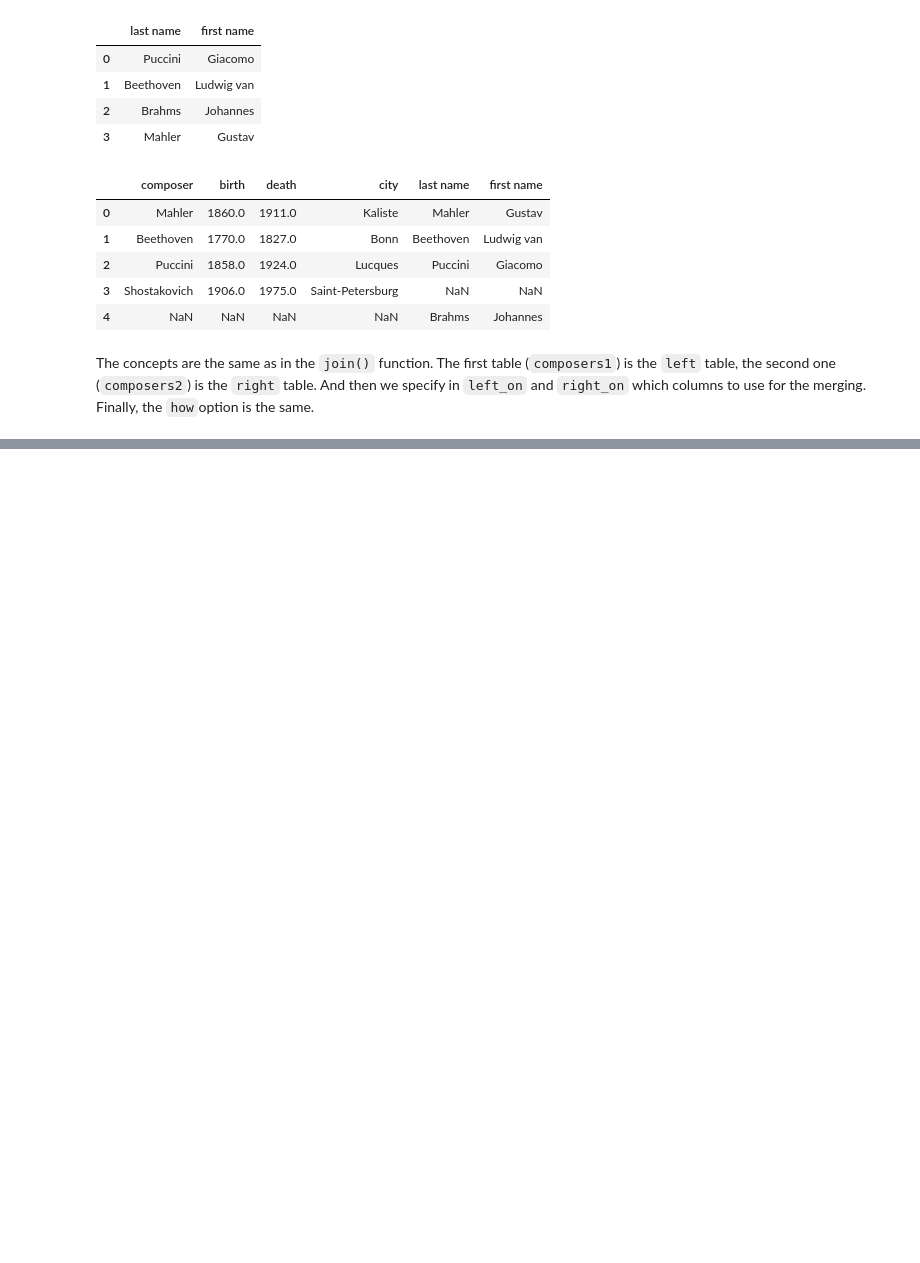
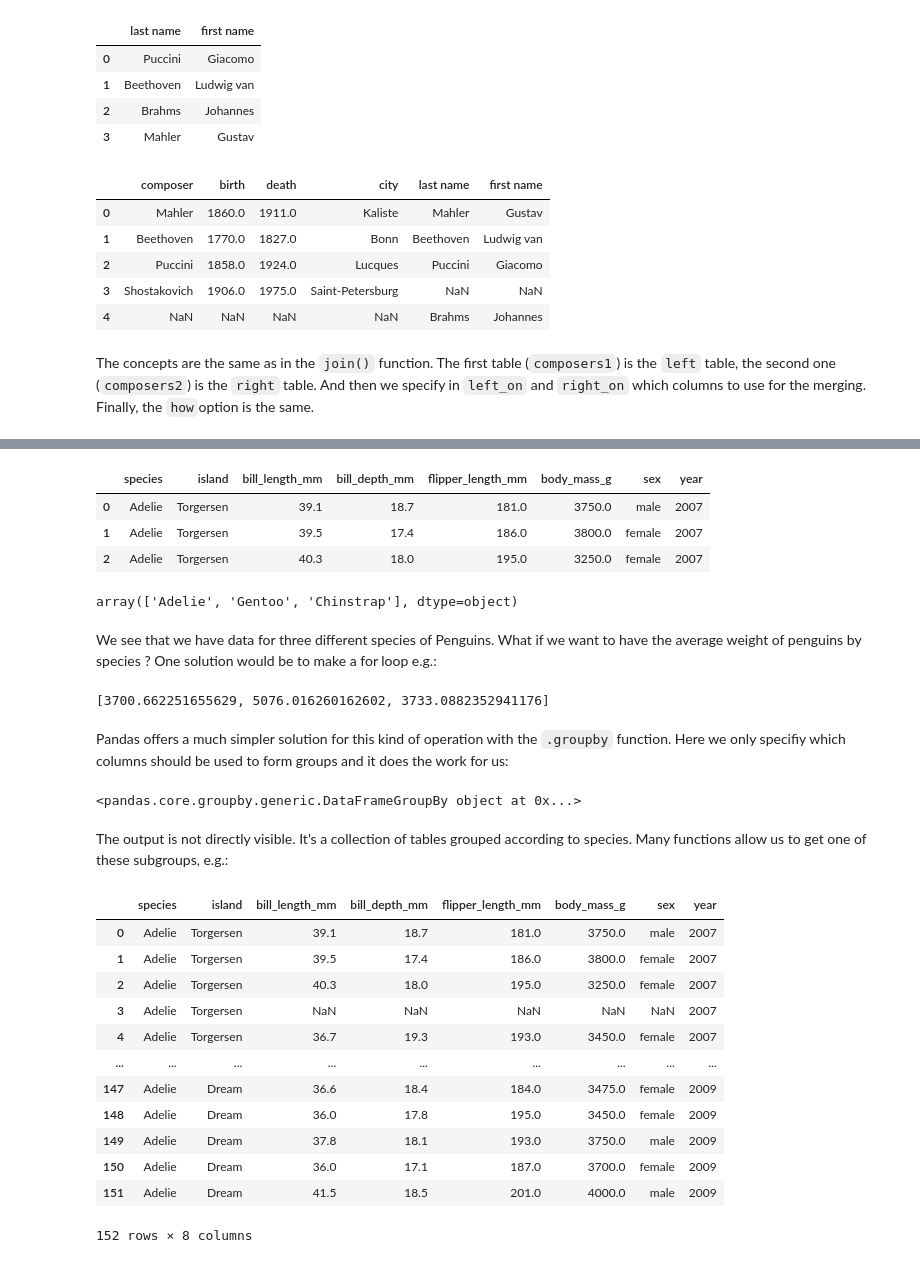
Before and after one commit to guiwitz/DAVPy, a Jupyter notebook: 09-Pandas_combine.ipynb, the cells around one changed output, grey strips where cells are left out. Drawn from its saved outputs; the diff is of its cells as text; code cells hidden in the pictures; blank space fills up the shorter version.

Commit message:
add groupby

````diff
--- a/09-Pandas_combine.ipynb
+++ b/09-Pandas_combine.ipynb
@@ -179,0 +184,16 @@
+# %%
+import pandas as pd
+penguins = pd.read_csv('https://raw.githubusercontent.com/allisonhorst/palmerpenguins/master/inst/extdata/penguins.csv')
+# %%
+penguins.head(3)
+# %% [output]
+|  | species | island | bill_length_mm | bill_depth_mm | flipper_length_mm | body_mass_g | sex | year |
+| 0 | Adelie | Torgersen | 39.1 | 18.7 | 181.0 | 3750.0 | male | 2007 |
+| 1 | Adelie | Torgersen | 39.5 | 17.4 | 186.0 | 3800.0 | female | 2007 |
+| 2 | Adelie | Torgersen | 40.3 | 18.0 | 195.0 | 3250.0 | female | 2007 |
+# %%
+penguins.species.unique()
+# %% [output]
+array(['Adelie', 'Gentoo', 'Chinstrap'], dtype=object)
+# %% [markdown]
+We see that we have data for three different species of Penguins. What if we want to have the average weight of penguins by species ? One solution would be to make a for loop e.g.:
@@ -179,0 +205,30 @@
+# %%
+weights
+# %% [output]
+[3700.662251655629, 5076.016260162602, 3733.0882352941176]
+# %% [markdown]
+Pandas offers a much simpler solution for this kind of operation with the ```.groupby``` function. Here we only specifiy which columns should be used to form groups and it does the work for us:
+# %%
+grouped_penguins = penguins.groupby('species')
+# %%
+grouped_penguins
+# %% [output]
+<pandas.core.groupby.generic.DataFrameGroupBy object at 0x...>
+# %% [markdown]
+The output is not directly visible. It's a collection of tables grouped according to species. Many functions allow us to get one of these subgroups, e.g.:
+# %%
+grouped_penguins.get_group('Adelie')
+# %% [output]
+|  | species | island | bill_length_mm | bill_depth_mm | flipper_length_mm | body_mass_g | sex | year |
+| 0 | Adelie | Torgersen | 39.1 | 18.7 | 181.0 | 3750.0 | male | 2007 |
+| 1 | Adelie | Torgersen | 39.5 | 17.4 | 186.0 | 3800.0 | female | 2007 |
+| 2 | Adelie | Torgersen | 40.3 | 18.0 | 195.0 | 3250.0 | female | 2007 |
+| 3 | Adelie | Torgersen | NaN | NaN | NaN | NaN | NaN | 2007 |
+| 4 | Adelie | Torgersen | 36.7 | 19.3 | 193.0 | 3450.0 | female | 2007 |
+| ... | ... | ... | ... | ... | ... | ... | ... | ... |
+| 147 | Adelie | Dream | 36.6 | 18.4 | 184.0 | 3475.0 | female | 2009 |
+| 148 | Adelie | Dream | 36.0 | 17.8 | 195.0 | 3450.0 | female | 2009 |
+| 149 | Adelie | Dream | 37.8 | 18.1 | 193.0 | 3750.0 | male | 2009 |
+| 150 | Adelie | Dream | 36.0 | 17.1 | 187.0 | 3700.0 | female | 2009 |
+| 151 | Adelie | Dream | 41.5 | 18.5 | 201.0 | 4000.0 | male | 2009 |
+152 rows × 8 columns
````
Also changed, not shown: parts of 7 cells of this notebook.
